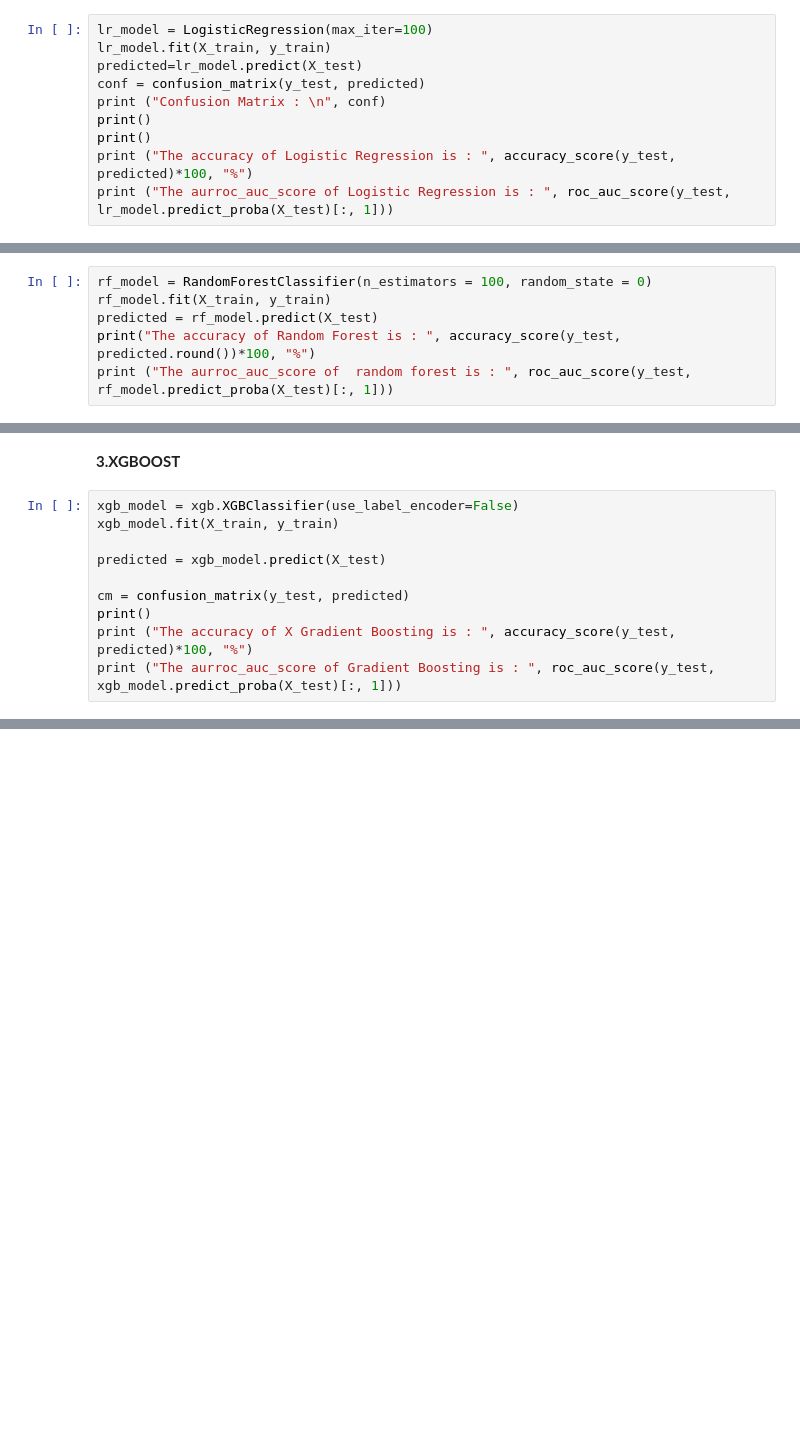
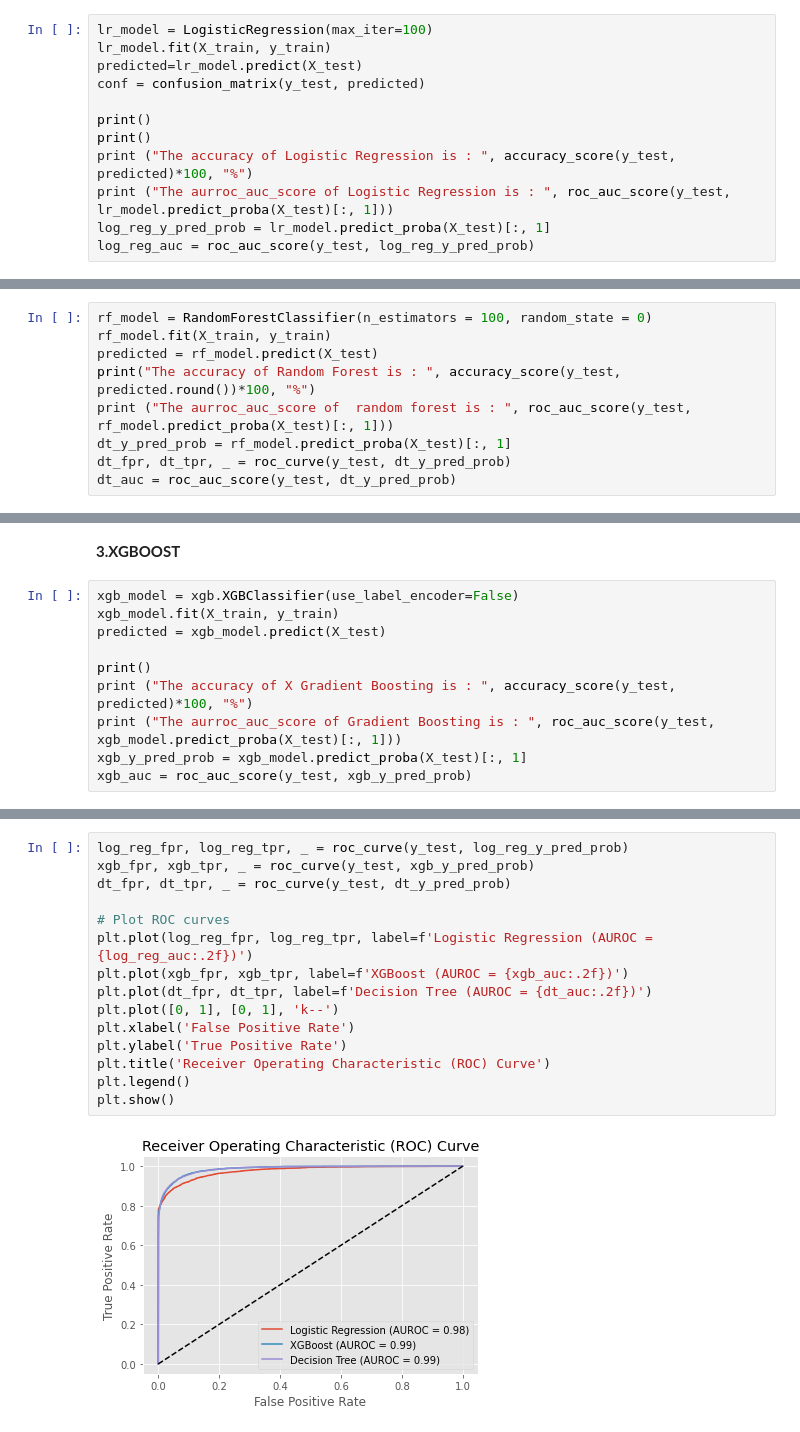
Before and after one commit to Shubh4545/Customer-conversion-prediction, a Jupyter notebook: Customer_conversion_prediction_3_0.ipynb, the cells around one changed output, grey strips where cells are left out. Drawn from its saved outputs; the diff is of its cells as text; blank space fills up the shorter version.

```diff
--- a/Customer_conversion_prediction_3_0.ipynb
+++ b/Customer_conversion_prediction_3_0.ipynb
@@ -447,9 +467,11 @@ lr_model = LogisticRegression(max_iter=100)
 lr_model.fit(X_train, y_train)
 predicted=lr_model.predict(X_test)
 conf = confusion_matrix(y_test, predicted)
-print ("Confusion Matrix : \n", conf)
+
 print()
 print()
 print ("The accuracy of Logistic Regression is : ", accuracy_score(y_test, predicted)*100, "%")
 print ("The aurroc_auc_score of Logistic Regression is : ", roc_auc_score(y_test, lr_model.predict_proba(X_test)[:, 1]))
+log_reg_y_pred_prob = lr_model.predict_proba(X_test)[:, 1]
+log_reg_auc = roc_auc_score(y_test, log_reg_y_pred_prob)
 # %% [output]
@@ -468,4 +485,7 @@ rf_model.fit(X_train, y_train)
 predicted = rf_model.predict(X_test)
 print("The accuracy of Random Forest is : ", accuracy_score(y_test, predicted.round())*100, "%")
 print ("The aurroc_auc_score of  random forest is : ", roc_auc_score(y_test, rf_model.predict_proba(X_test)[:, 1]))
+dt_y_pred_prob = rf_model.predict_proba(X_test)[:, 1]
+dt_fpr, dt_tpr, _ = roc_curve(y_test, dt_y_pred_prob)
+dt_auc = roc_auc_score(y_test, dt_y_pred_prob)
 # %% [output]
@@ -476,11 +496,11 @@ The aurroc_auc_score of  random forest is :  0.9851744825252903
 # %%
 xgb_model = xgb.XGBClassifier(use_label_encoder=False)
 xgb_model.fit(X_train, y_train)
-
 predicted = xgb_model.predict(X_test)
 
-cm = confusion_matrix(y_test, predicted)
 print()
 print ("The accuracy of X Gradient Boosting is : ", accuracy_score(y_test, predicted)*100, "%")
 print ("The aurroc_auc_score of Gradient Boosting is : ", roc_auc_score(y_test, xgb_model.predict_proba(X_test)[:, 1]))
+xgb_y_pred_prob = xgb_model.predict_proba(X_test)[:, 1]
+xgb_auc = roc_auc_score(y_test, xgb_y_pred_prob)
 # %% [output]
@@ -532,0 +553,17 @@ plt.show()
+# %%
+log_reg_fpr, log_reg_tpr, _ = roc_curve(y_test, log_reg_y_pred_prob)
+xgb_fpr, xgb_tpr, _ = roc_curve(y_test, xgb_y_pred_prob)
+dt_fpr, dt_tpr, _ = roc_curve(y_test, dt_y_pred_prob)
+
+# Plot ROC curves
+plt.plot(log_reg_fpr, log_reg_tpr, label=f'Logistic Regression (AUROC = {log_reg_auc:.2f})')
+plt.plot(xgb_fpr, xgb_tpr, label=f'XGBoost (AUROC = {xgb_auc:.2f})')
+plt.plot(dt_fpr, dt_tpr, label=f'Decision Tree (AUROC = {dt_auc:.2f})')
+plt.plot([0, 1], [0, 1], 'k--')
+plt.xlabel('False Positive Rate')
+plt.ylabel('True Positive Rate')
+plt.title('Receiver Operating Characteristic (ROC) Curve')
+plt.legend()
+plt.show()
+# %% [output]
+[figure, added]
```
Also changed, not shown: parts of 45 cells of this notebook.
